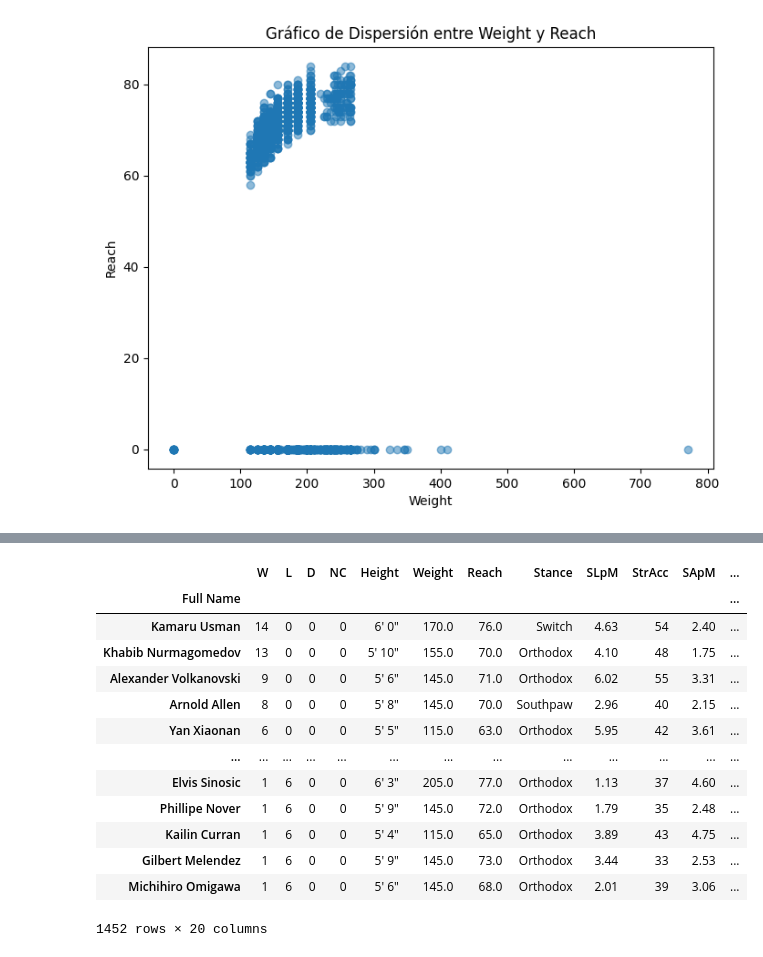
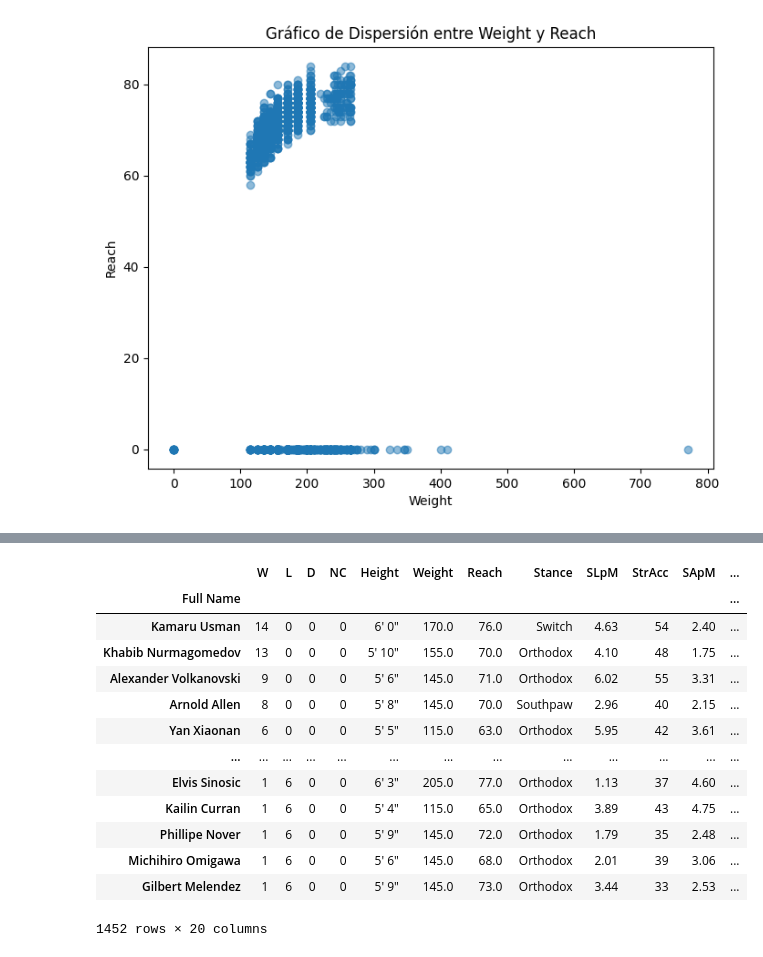
Before and after one commit to Alerragz/Data-Analysis, a Jupyter notebook: UFC/UFC.ipynb, the cells around one changed output, grey strips where cells are left out. Cells and saved outputs as stored; diff of their text form; code cells hidden in the pictures.

```diff
--- a/UFC/UFC.ipynb
+++ b/UFC/UFC.ipynb
@@ -276,6 +273,7 @@ plt.show()
 # %% [output]
 [figure]
 # %%
+dfwinners_fights['Winning Percentage'] = dfwinners_fights['W'] / dfwinners_fights['Total Fights']
 dfwinners_fights['Score'] = (dfwinners_fights['W'] * 0.6 + dfwinners_fights['Winning Percentage'] * 0.4)
 dfwinners_fights = dfwinners_fights.sort_values(by='Score', ascending=False)
 
@@ -283,6 +281,7 @@ dfwinners_fights = dfwinners_fights.sort_values(by='Score', ascending=False)
 dfwinners_fights.dropna(subset=['Winning Percentage', 'Score'], inplace=True)
 # Elimina filas con 0 en 'Winning Percentage' y 'Score'
 dfwinners_fights = dfwinners_fights[(dfwinners_fights['Winning Percentage'] != 0) & (dfwinners_fights['Score'] != 0)]
+#dfwinners_fights['Winning Percentage'] = dfwinners_fights['Winning Percentage']*100
 dfwinners_fights
 # %% [output]
 |  | W | L | D | NC | Height | Weight | Reach | Stance | SLpM | StrAcc | SApM | ... |
@@ -302,25 +301,21 @@ dfwinners_fights
 # %%
 dfwinners_fights['Score'] = (dfwinners_fights['W'] * 0.4 + dfwinners_fights['Winning Percentage'] * 0.6)
 dfwinners_fights = dfwinners_fights.sort_values(by=['Winning Percentage','Total Fights'], ascending=[False, False])
-# Elimina filas con NaN en 'Winning Percentage' y 'Score'
-dfwinners_fights.dropna(subset=['Winning Percentage', 'Score'], inplace=True)
-# Elimina filas con 0 en 'Winning Percentage' y 'Score'
-dfwinners_fights = dfwinners_fights[(dfwinners_fights['Winning Percentage'] != 0) & (dfwinners_fights['Score'] != 0)]
 dfwinners_fights
 # %% [output]
 |  | W | L | D | NC | Height | Weight | Reach | Stance | SLpM | StrAcc | SApM | ... |
 | Full Name |  |  |  |  |  |  |  |  |  |  |  | ... |
 | Kamaru Usman | 14 | 0 | 0 | 0 | 6' 0" | 170.0 | 76.0 | Switch | 4.63 | 54 | 2.40 | ... |
 | Khabib Nurmagomedov | 13 | 0 | 0 | 0 | 5' 10" | 155.0 | 70.0 | Orthodox | 4.10 | 48 | 1.75 | ... |
 | Alexander Volkanovski | 9 | 0 | 0 | 0 | 5' 6" | 145.0 | 71.0 | Orthodox | 6.02 | 55 | 3.31 | ... |
 | Arnold Allen | 8 | 0 | 0 | 0 | 5' 8" | 145.0 | 70.0 | Southpaw | 2.96 | 40 | 2.15 | ... |
 | Yan Xiaonan | 6 | 0 | 0 | 0 | 5' 5" | 115.0 | 63.0 | Orthodox | 5.95 | 42 | 3.61 | ... |
 | ... | ... | ... | ... | ... | ... | ... | ... | ... | ... | ... | ... | ... |
 | Elvis Sinosic | 1 | 6 | 0 | 0 | 6' 3" | 205.0 | 77.0 | Orthodox | 1.13 | 37 | 4.60 | ... |
+| Kailin Curran | 1 | 6 | 0 | 0 | 5' 4" | 115.0 | 65.0 | Orthodox | 3.89 | 43 | 4.75 | ... |
 | Phillipe Nover | 1 | 6 | 0 | 0 | 5' 9" | 145.0 | 72.0 | Orthodox | 1.79 | 35 | 2.48 | ... |
-| Kailin Curran | 1 | 6 | 0 | 0 | 5' 4" | 115.0 | 65.0 | Orthodox | 3.89 | 43 | 4.75 | ... |
+| Michihiro Omigawa | 1 | 6 | 0 | 0 | 5' 6" | 145.0 | 68.0 | Orthodox | 2.01 | 39 | 3.06 | ... |
 | Gilbert Melendez | 1 | 6 | 0 | 0 | 5' 9" | 145.0 | 73.0 | Orthodox | 3.44 | 33 | 2.53 | ... |
-| Michihiro Omigawa | 1 | 6 | 0 | 0 | 5' 6" | 145.0 | 68.0 | Orthodox | 2.01 | 39 | 3.06 | ... |
 1452 rows × 20 columns
 # %%
 dfwinners_fights['Score'] = (dfwinners_fights['W'] * 0.4 + dfwinners_fights['Winning Percentage'] * 0.6)
```
Also changed, not shown: parts of 4 cells of this notebook.
